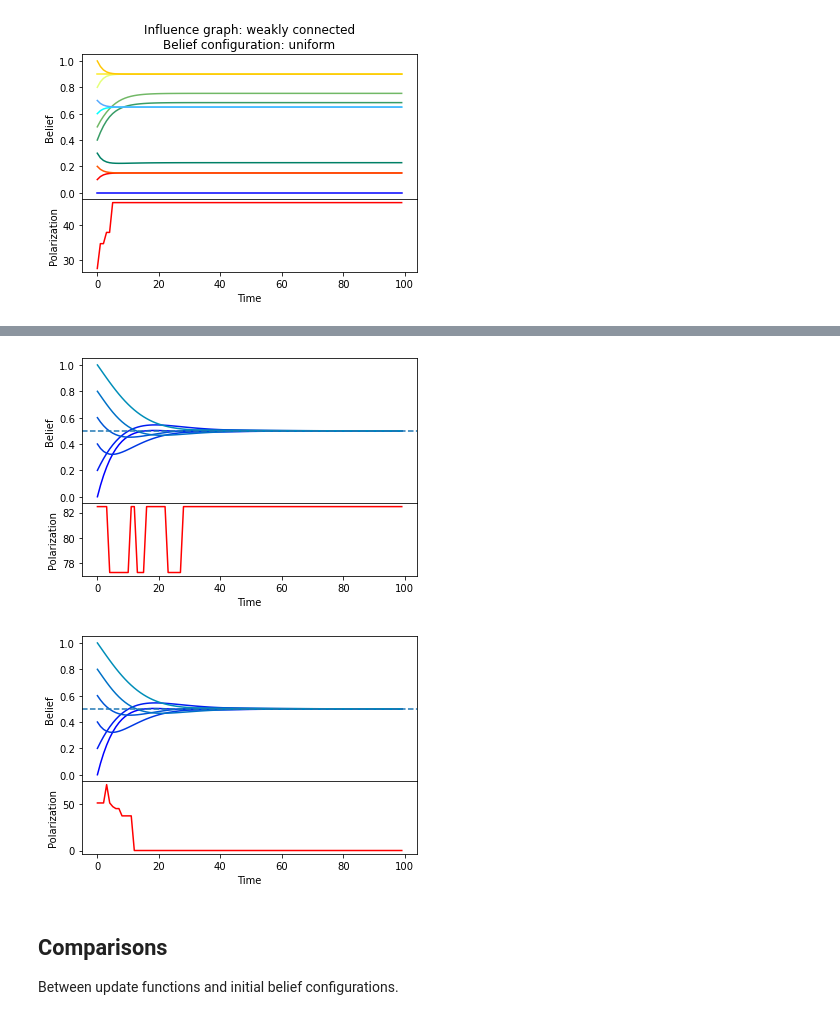
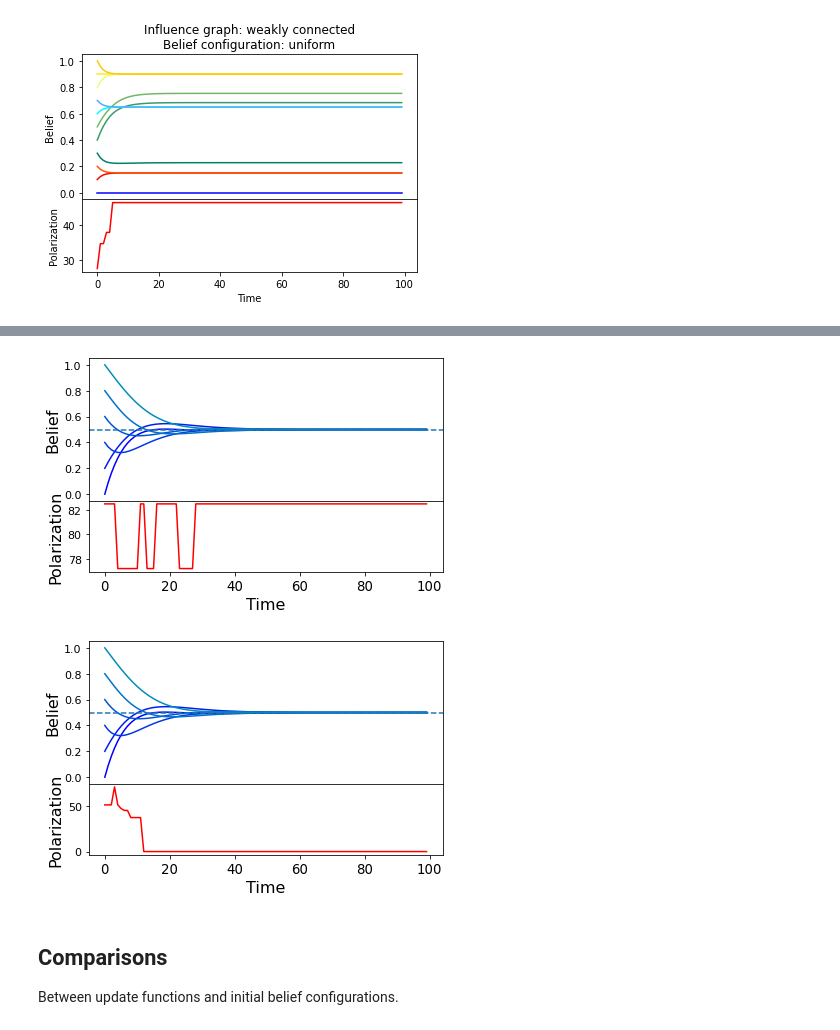
Before and after one commit to Sirquini/Polarization, a Jupyter notebook: Simulations.ipynb, the cells around one changed output, grey strips where cells are left out. Saved outputs shown, nothing was run; the diff lists cells and outputs as text; code cells hidden in the pictures.

Commit message:
Update plots with bigger titles/labels

```diff
--- a/Simulations.ipynb
+++ b/Simulations.ipynb
@@ -9,6 +9,8 @@ import matplotlib.gridspec as gridspec
 
 import polarization as plr
 import cli_utils as cli
+
+plt.rcParams.update({'font.size': 16, 'xtick.labelsize': 'small', 'ytick.labelsize': 'x-small', 'legend.fontsize': 'x-small'})
 # %% [markdown]
 # Run Simulations
 
@@ -604,27 +617,28 @@ for sim_circ in sims_circ:
 # %%
 double_sim = [{
     "sim": plr.Simulation(
         plr.build_belief(plr.Belief.UNIFORM, 6),
         double_circular(6, 0.1, 0.2),
         plr.neighbours_update,
         num_bins=2).run(),
     "blf": plr.Belief.UNIFORM,
     "inf": None
 }, {
     "sim": plr.Simulation(
         plr.build_belief(plr.Belief.UNIFORM, 6),
         double_circular(6, 0.1, 0.2),
         plr.neighbours_update,
         num_bins=3).run(),
     "blf": plr.Belief.UNIFORM,
     "inf": None
 }]
 
-plot_simulation(double_sim[0],blf_name="", inf_name="", add_mean=True, file_name="neighbours_double_circular_2_bins")
-plot_simulation(double_sim[1],blf_name="", inf_name="", add_mean=True, file_name="neighbours_double_circular_3_bins")
+with plt.rc_context({'figure.autolayout': True}):
+    plot_simulation(double_sim[0],blf_name="", inf_name="", add_mean=True, file_name="neighbours_double_circular_2_bins")
+    plot_simulation(double_sim[1],blf_name="", inf_name="", add_mean=True, file_name="neighbours_double_circular_3_bins")
 # %% [output]
-[figure, old version]
+[figure, new version]
-[figure, old version]
+[figure, new version]
 # %% [markdown]
 ## Comparisons
 
```
Also changed, not shown: parts of 8 cells of this notebook.
